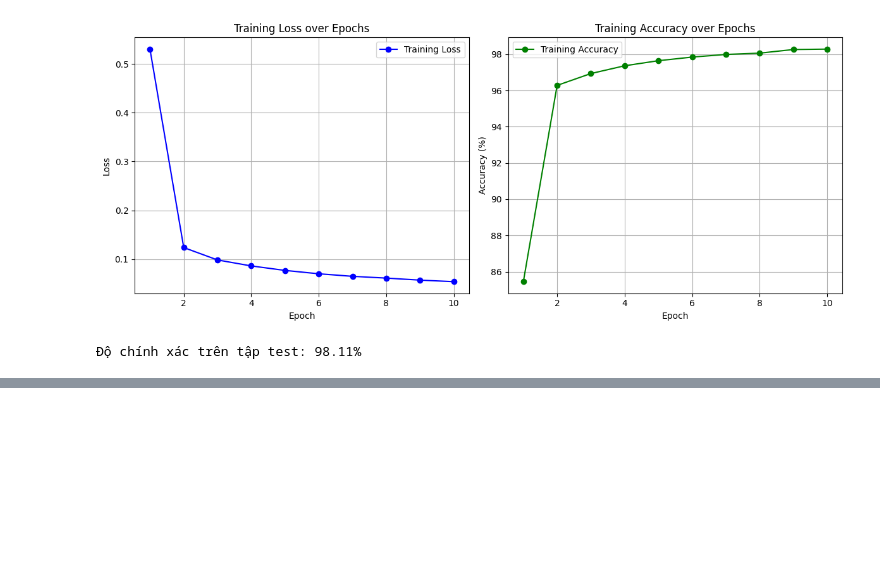
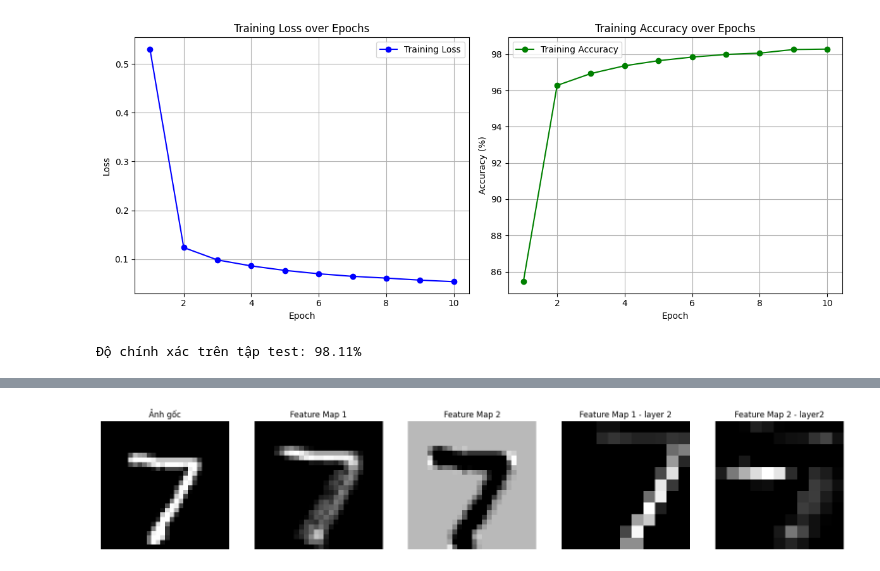
Before and after one commit to Kanvad/Deep_Learning, a Jupyter notebook: Lab5/baitapvenha.ipynb, the cells around one changed output, grey strips where cells are left out. Drawn from its saved outputs; the diff is of its cells as text; code cells hidden in the pictures; blank space fills up the shorter version.

```diff
--- a/Lab5/baitapvenha.ipynb
+++ b/Lab5/baitapvenha.ipynb
@@ -283,0 +588,44 @@ print(f"Độ chính xác trên tập test: {100 * correct / total:.2f}%")  # T
+# %%
+#Trực quan feature map
+def visualize_feature_map():  # Hàm để vẽ ảnh gốc và feature map từ tầng conv1
+    model.eval()  # Chuyển sang chế độ đánh giá
+    images, _ = next(iter(test_loader))  # Lấy một batch từ tập kiểm tra (bỏ nhãn)
+    img = images[0].unsqueeze(0).to(device)  # Lấy ảnh đầu tiên, thêm chiều batch (1x1x28x28)
+
+    # Tính feature map từ conv1
+    conv1_output = torch.relu(model.conv1(img))  # Qua conv1 và ReLU, ra tensor 1x16x26x26
+    conv2_output = torch.relu(model.conv2(model.pool(torch.relu(model.conv1(img)))))
+
+    # Vẽ ảnh gốc và feature map
+    plt.figure(figsize=(20, 4))
+    plt.subplot(1, 5, 1)
+    plt.title("Ảnh gốc")
+    plt.imshow(img.cpu().squeeze(), cmap='gray')
+    plt.axis('off')
+
+    # Vẽ feature map đầu tiên
+    plt.subplot(1, 5, 2)
+    plt.title("Feature Map 1")
+    plt.imshow(conv1_output[0, 0].cpu().detach().numpy(), cmap='gray')
+    plt.axis('off')
+
+    # Vẽ feature map thứ hai
+    plt.subplot(1, 5, 3)
+    plt.title("Feature Map 2")
+    plt.imshow(conv1_output[0, 1].cpu().detach().numpy(), cmap='gray')
+    plt.axis('off')
+
+    plt.subplot(1, 5, 4)
+    plt.title("Feature Map 1 - layer 2")
+    plt.imshow(conv2_output[0, 0].cpu().detach().numpy(), cmap='gray')
+    plt.axis('off')
+
+    plt.subplot(1, 5, 5)
+    plt.title("Feature Map 2 - layer2")
+    plt.imshow(conv2_output[0, 1].cpu().detach().numpy(), cmap='gray')
+    plt.axis('off')
+    plt.show()
+
+visualize_feature_map()
+# %% [output]
+[figure, added]
```
Also changed, not shown: parts of 16 cells of this notebook, 1 other file.
